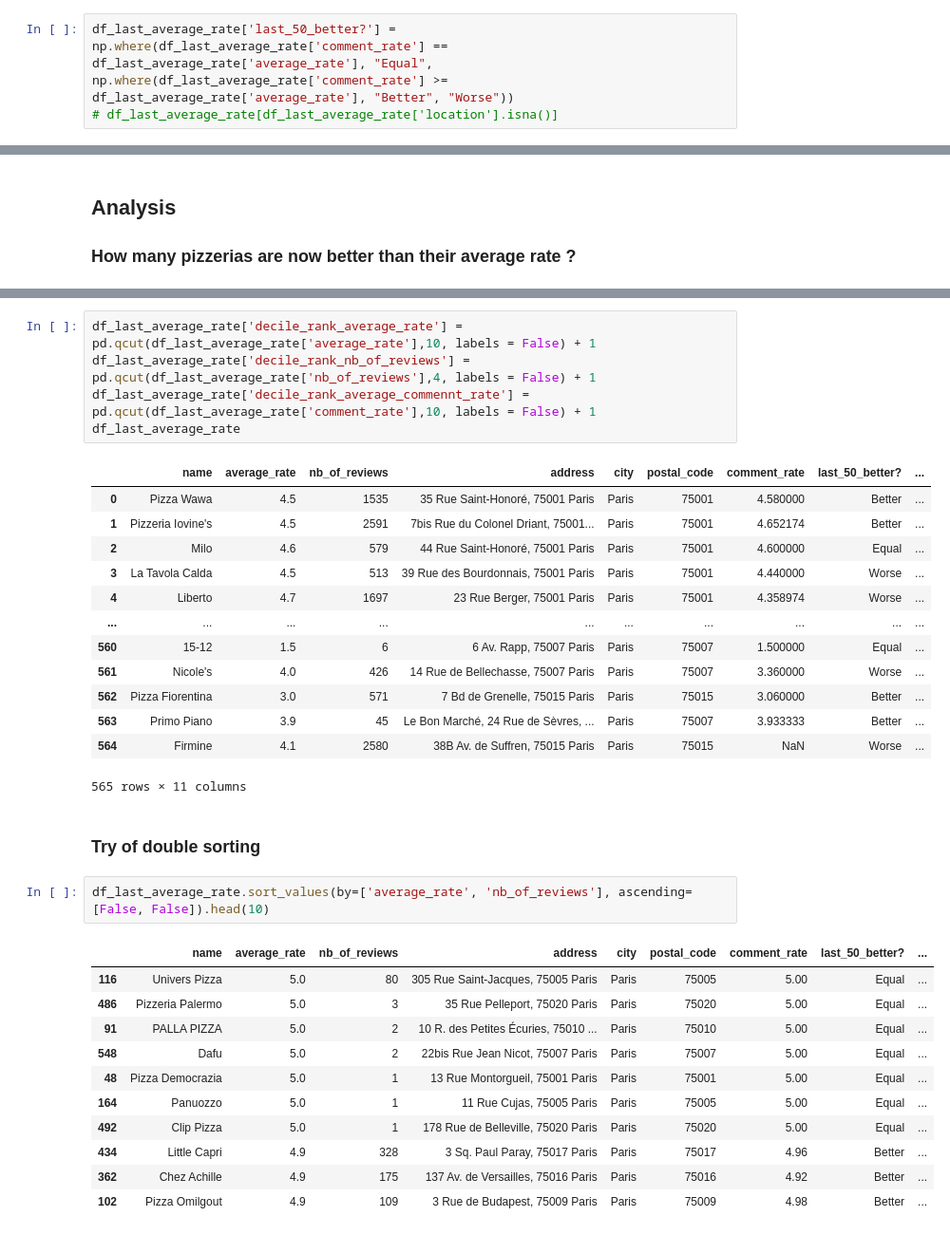
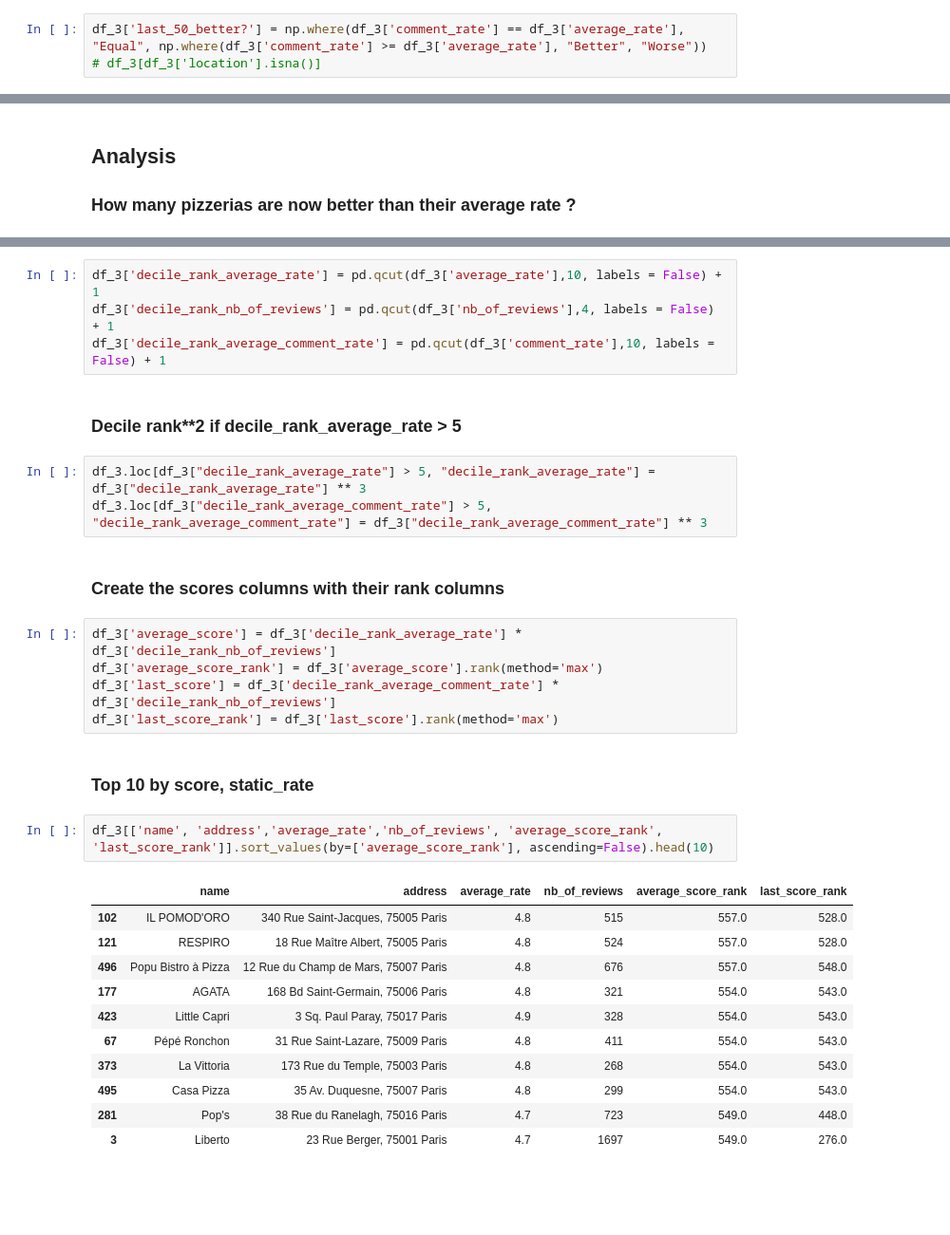
Before and after one commit to degregor69/pizza-lovers, a Jupyter notebook: Reviews_Analysis.ipynb, the cells around one changed output, grey strips where cells are left out. Shown at 95% size. Saved outputs shown, nothing was run; the diff lists cells and outputs as text; blank space fills up the shorter version.

```diff
--- a/Reviews_Analysis.ipynb
+++ b/Reviews_Analysis.ipynb
@@ -17,8 +17,8 @@ df_last_average_rate = df_2.merge(df_merge['comment_rate'], how='left', on=['nam
 # %% [markdown]
 ### Create boolean column if the average 'last 50' is equal or better than the average rate
 # %%
-df_last_average_rate['last_50_better?'] = np.where(df_last_average_rate['comment_rate'] == df_last_average_rate['average_rate'], "Equal", np.where(df_last_average_rate['comment_rate'] >= df_last_average_rate['average_rate'], "Better", "Worse"))
-# df_last_average_rate[df_last_average_rate['location'].isna()]
+df_3['last_50_better?'] = np.where(df_3['comment_rate'] == df_3['average_rate'], "Equal", np.where(df_3['comment_rate'] >= df_3['average_rate'], "Better", "Worse"))
+# df_3[df_3['location'].isna()]
 # %% [markdown]
 ## Writing CSV file
 # %%
@@ -38,36 +39,33 @@ Name: last_50_better?, dtype: int64
 ### Add the quantile column
 # %%
-df_last_average_rate['decile_rank_average_rate'] = pd.qcut(df_last_average_rate['average_rate'],10, labels = False) + 1
-df_last_average_rate['decile_rank_nb_of_reviews'] = pd.qcut(df_last_average_rate['nb_of_reviews'],4, labels = False) + 1
-df_last_average_rate['decile_rank_average_commennt_rate'] = pd.qcut(df_last_average_rate['comment_rate'],10, labels = False) + 1
-df_last_average_rate
+df_3['decile_rank_average_rate'] = pd.qcut(df_3['average_rate'],10, labels = False) + 1
+df_3['decile_rank_nb_of_reviews'] = pd.qcut(df_3['nb_of_reviews'],4, labels = False) + 1
+df_3['decile_rank_average_comment_rate'] = pd.qcut(df_3['comment_rate'],10, labels = False) + 1
-# %% [output]
-|  | name | average_rate | nb_of_reviews | address | city | postal_code | comment_rate | last_50_better? | ... |
-| 0 | Pizza Wawa | 4.5 | 1535 | 35 Rue Saint-Honoré, 75001 Paris | Paris | 75001 | 4.580000 | Better | ... |
-| 1 | Pizzeria Iovine's | 4.5 | 2591 | 7bis Rue du Colonel Driant, 75001... | Paris | 75001 | 4.652174 | Better | ... |
-| 2 | Milo | 4.6 | 579 | 44 Rue Saint-Honoré, 75001 Paris | Paris | 75001 | 4.600000 | Equal | ... |
-| 3 | La Tavola Calda | 4.5 | 513 | 39 Rue des Bourdonnais, 75001 Paris | Paris | 75001 | 4.440000 | Worse | ... |
-| 4 | Liberto | 4.7 | 1697 | 23 Rue Berger, 75001 Paris | Paris | 75001 | 4.358974 | Worse | ... |
-| ... | ... | ... | ... | ... | ... | ... | ... | ... | ... |
-| 560 | 15-12 | 1.5 | 6 | 6 Av. Rapp, 75007 Paris | Paris | 75007 | 1.500000 | Equal | ... |
-| 561 | Nicole's | 4.0 | 426 | 14 Rue de Bellechasse, 75007 Paris | Paris | 75007 | 3.360000 | Worse | ... |
-| 562 | Pizza Fiorentina | 3.0 | 571 | 7 Bd de Grenelle, 75015 Paris | Paris | 75015 | 3.060000 | Better | ... |
-| 563 | Primo Piano | 3.9 | 45 | Le Bon Marché, 24 Rue de Sèvres, ... | Paris | 75007 | 3.933333 | Better | ... |
-| 564 | Firmine | 4.1 | 2580 | 38B Av. de Suffren, 75015 Paris | Paris | 75015 | NaN | Worse | ... |
-565 rows × 11 columns
+# %% [markdown]
+### Decile rank**2 if decile_rank_average_rate > 5
+# %%
+df_3.loc[df_3["decile_rank_average_rate"] > 5, "decile_rank_average_rate"] = df_3["decile_rank_average_rate"] ** 3
+df_3.loc[df_3["decile_rank_average_comment_rate"] > 5, "decile_rank_average_comment_rate"] = df_3["decile_rank_average_comment_rate"] ** 3
+# %% [markdown]
+### Create the scores columns with their rank columns
+# %%
+df_3['average_score'] = df_3['decile_rank_average_rate'] * df_3['decile_rank_nb_of_reviews']
+df_3['average_score_rank'] = df_3['average_score'].rank(method='max')
+df_3['last_score'] = df_3['decile_rank_average_comment_rate'] * df_3['decile_rank_nb_of_reviews']
+df_3['last_score_rank'] = df_3['last_score'].rank(method='max')
 # %% [markdown]
-### Try of double sorting
+### Top 10  by score, static_rate
 # %%
-df_last_average_rate.sort_values(by=['average_rate', 'nb_of_reviews'], ascending=[False, False]).head(10)
+df_3[['name', 'address','average_rate','nb_of_reviews', 'average_score_rank', 'last_score_rank']].sort_values(by=['average_score_rank'], ascending=False).head(10)
 # %% [output]
-|  | name | average_rate | nb_of_reviews | address | city | postal_code | comment_rate | last_50_better? | ... |
-| 116 | Univers Pizza | 5.0 | 80 | 305 Rue Saint-Jacques, 75005 Paris | Paris | 75005 | 5.00 | Equal | ... |
-| 486 | Pizzeria Palermo | 5.0 | 3 | 35 Rue Pelleport, 75020 Paris | Paris | 75020 | 5.00 | Equal | ... |
-| 91 | PALLA PIZZA | 5.0 | 2 | 10 R. des Petites Écuries, 75010 ... | Paris | 75010 | 5.00 | Equal | ... |
-| 548 | Dafu | 5.0 | 2 | 22bis Rue Jean Nicot, 75007 Paris | Paris | 75007 | 5.00 | Equal | ... |
-| 48 | Pizza Democrazia | 5.0 | 1 | 13 Rue Montorgueil, 75001 Paris | Paris | 75001 | 5.00 | Equal | ... |
-| 164 | Panuozzo | 5.0 | 1 | 11 Rue Cujas, 75005 Paris | Paris | 75005 | 5.00 | Equal | ... |
-| 492 | Clip Pizza | 5.0 | 1 | 178 Rue de Belleville, 75020 Paris | Paris | 75020 | 5.00 | Equal | ... |
-| 434 | Little Capri | 4.9 | 328 | 3 Sq. Paul Paray, 75017 Paris | Paris | 75017 | 4.96 | Better | ... |
-| 362 | Chez Achille | 4.9 | 175 | 137 Av. de Versailles, 75016 Paris | Paris | 75016 | 4.92 | Better | ... |
-| 102 | Pizza Omilgout | 4.9 | 109 | 3 Rue de Budapest, 75009 Paris | Paris | 75009 | 4.98 | Better | ... |
+|  | name | address | average_rate | nb_of_reviews | average_score_rank | last_score_rank |
+| 102 | IL POMOD'ORO | 340 Rue Saint-Jacques, 75005 Paris | 4.8 | 515 | 557.0 | 528.0 |
+| 121 | RESPIRO | 18 Rue Maître Albert, 75005 Paris | 4.8 | 524 | 557.0 | 528.0 |
+| 496 | Popu Bistro à Pizza | 12 Rue du Champ de Mars, 75007 Paris | 4.8 | 676 | 557.0 | 548.0 |
+| 177 | AGATA | 168 Bd Saint-Germain, 75006 Paris | 4.8 | 321 | 554.0 | 543.0 |
+| 423 | Little Capri | 3 Sq. Paul Paray, 75017 Paris | 4.9 | 328 | 554.0 | 543.0 |
+| 67 | Pépé Ronchon | 31 Rue Saint-Lazare, 75009 Paris | 4.8 | 411 | 554.0 | 543.0 |
+| 373 | La Vittoria | 173 Rue du Temple, 75003 Paris | 4.8 | 268 | 554.0 | 543.0 |
+| 495 | Casa Pizza | 35 Av. Duquesne, 75007 Paris | 4.8 | 299 | 554.0 | 543.0 |
+| 281 | Pop's | 38 Rue du Ranelagh, 75016 Paris | 4.7 | 723 | 549.0 | 448.0 |
+| 3 | Liberto | 23 Rue Berger, 75001 Paris | 4.7 | 1697 | 549.0 | 276.0 |
```
Also changed, not shown: parts of 6 cells of this notebook, 3 other files.
